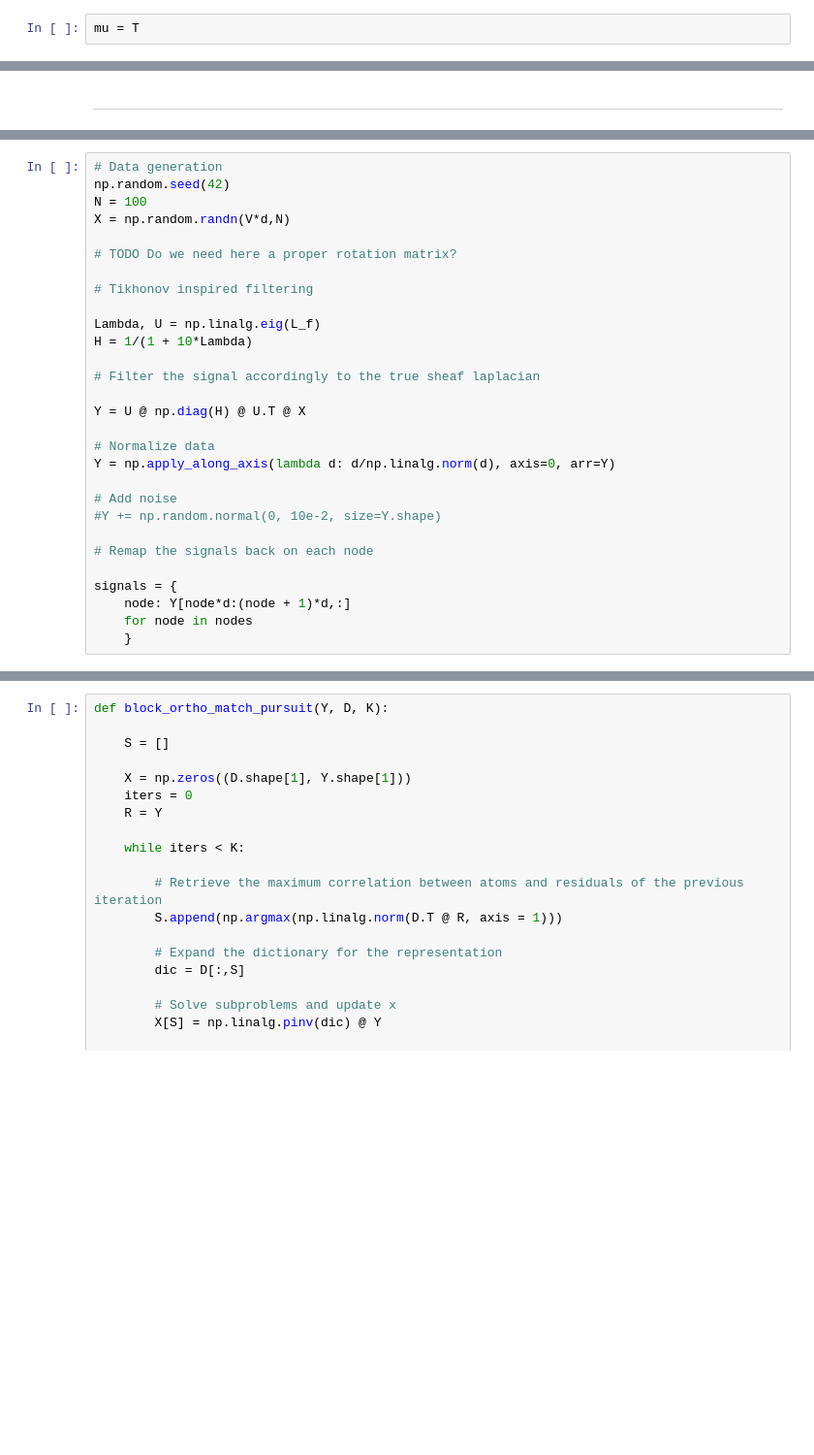
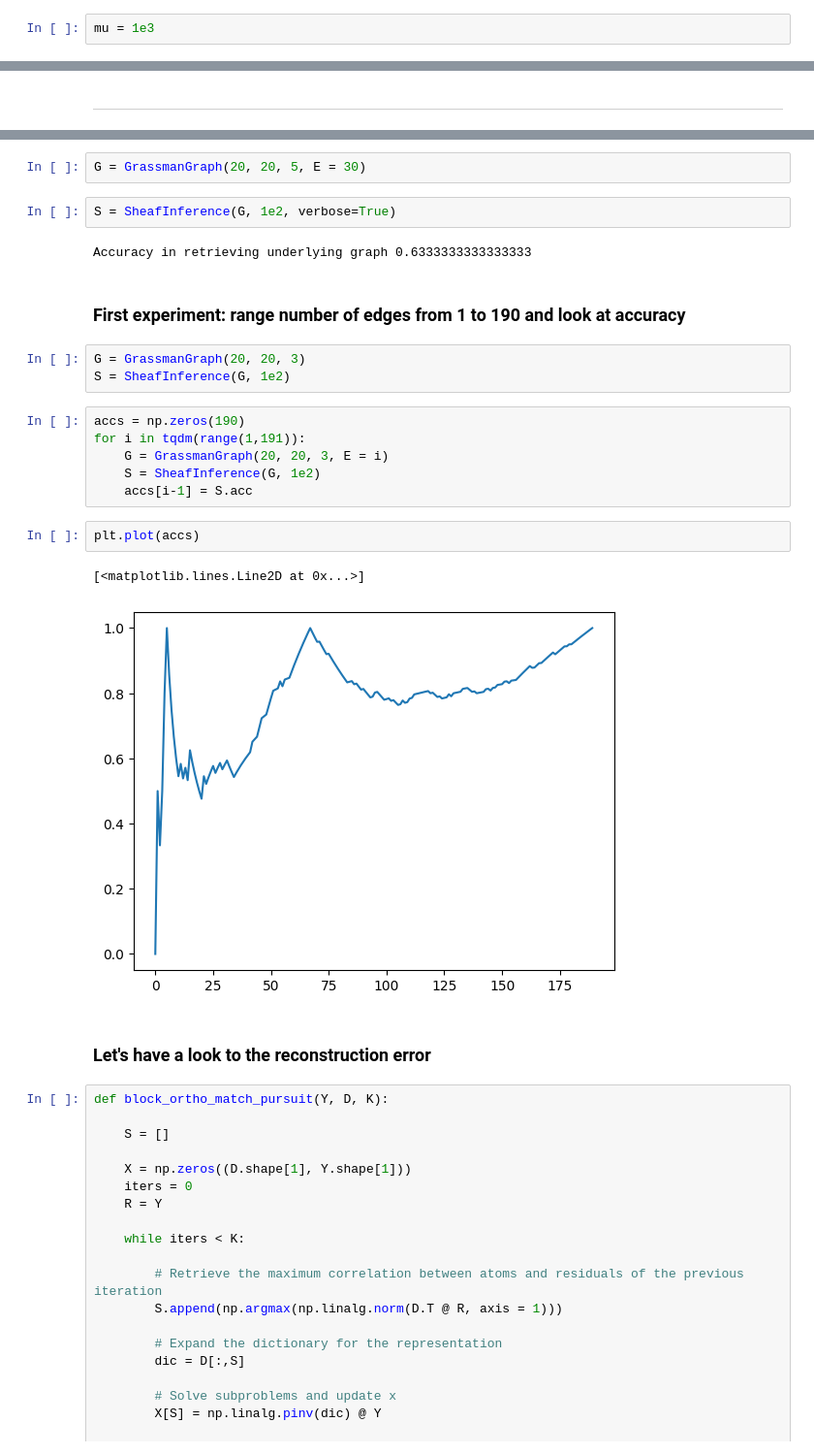
Before and after one commit to LeoDiNino97/LearningOnGraphCellularSheaves, a Jupyter notebook: ToyCase.ipynb, the cells around one changed output, grey strips where cells are left out. Shown at 97% size. Cells and saved outputs as stored; diff of their text form; blank space fills up the shorter version.

Commit message:
Experiments with Grassman filtration

```diff
--- a/ToyCase.ipynb
+++ b/ToyCase.ipynb
@@ -136,7 +139,7 @@ for e in tqdm(combinations(nodes,2)):
 
     T += np.trace(H[e][u]) + np.trace(H[e][v])
 # %%
-mu = T
+mu = 1e3
 # %%
 H = {
     edge : {
@@ -235,29 +185,0 @@ L_f /= np.max(np.linalg.eigvals(L_f))
-# %%
-# Data generation
-np.random.seed(42)
-N = 100
-X = np.random.randn(V*d,N)
-
-# TODO Do we need here a proper rotation matrix?
-
-# Tikhonov inspired filtering
-
-Lambda, U = np.linalg.eig(L_f)
-H = 1/(1 + 10*Lambda)
-
-# Filter the signal accordingly to the true sheaf laplacian
-
-Y = U @ np.diag(H) @ U.T @ X
-
-# Normalize data
-Y = np.apply_along_axis(lambda d: d/np.linalg.norm(d), axis=0, arr=Y)
-
-# Add noise
-#Y += np.random.normal(0, 10e-2, size=Y.shape)
-
-# Remap the signals back on each node
-
-signals = {
-    node: Y[node*d:(node + 1)*d,:]
-    for node in nodes
-    }
@@ -264,3 +376,27 @@ signals = {
+# %%
+G = GrassmanGraph(20, 20, 5, E = 30)
+# %%
+S = SheafInference(G, 1e2, verbose=True)
+# %% [output]
+Accuracy in retrieving underlying graph 0.6333333333333333
+# %% [markdown]
+### First experiment: range number of edges from 1 to 190 and look at accuracy
+# %%
+G = GrassmanGraph(20, 20, 3)
+S = SheafInference(G, 1e2)
+# %%
+accs = np.zeros(190)
+for i in tqdm(range(1,191)):
+    G = GrassmanGraph(20, 20, 3, E = i)
+    S = SheafInference(G, 1e2)
+    accs[i-1] = S.acc
+# %%
+plt.plot(accs)
+# %% [output]
+[<matplotlib.lines.Line2D at 0x...>]
+[figure, added]
+# %% [markdown]
+### Let's have a look to the reconstruction error
 # %%
 def block_ortho_match_pursuit(Y, D, K):
 
```
Also changed, not shown: parts of 29 cells of this notebook, 2 other files.
